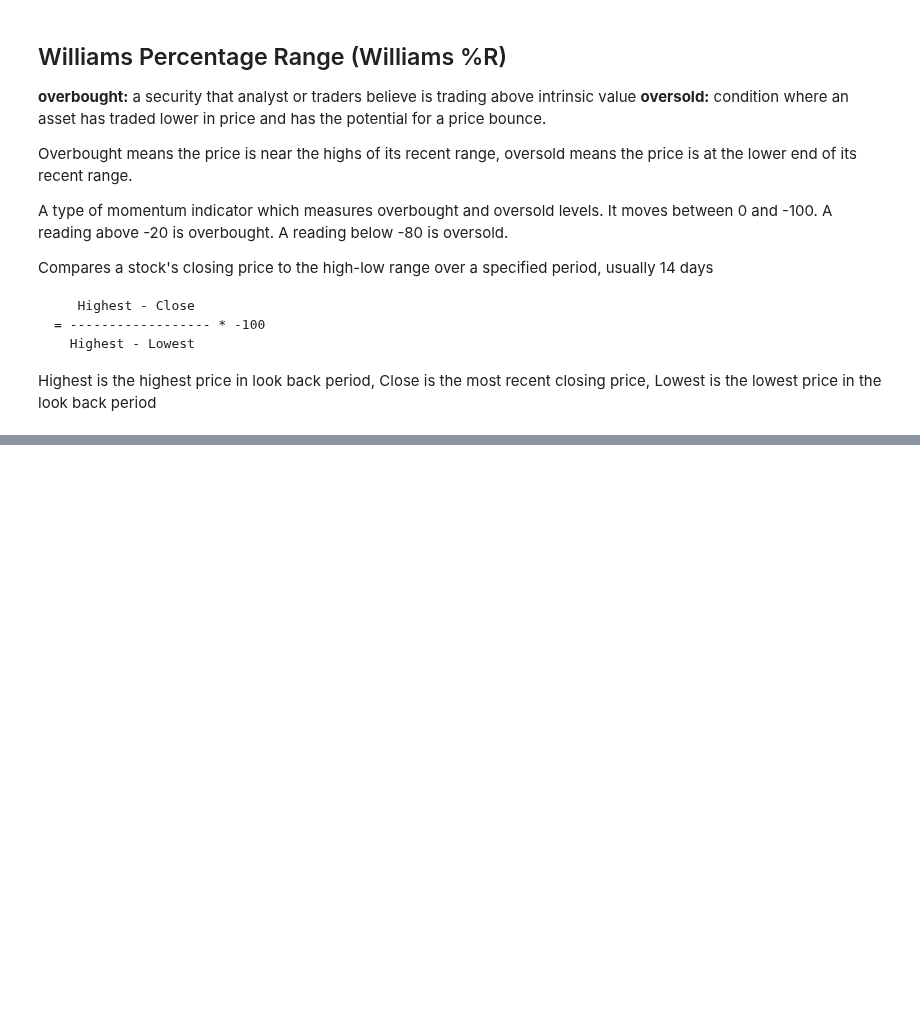
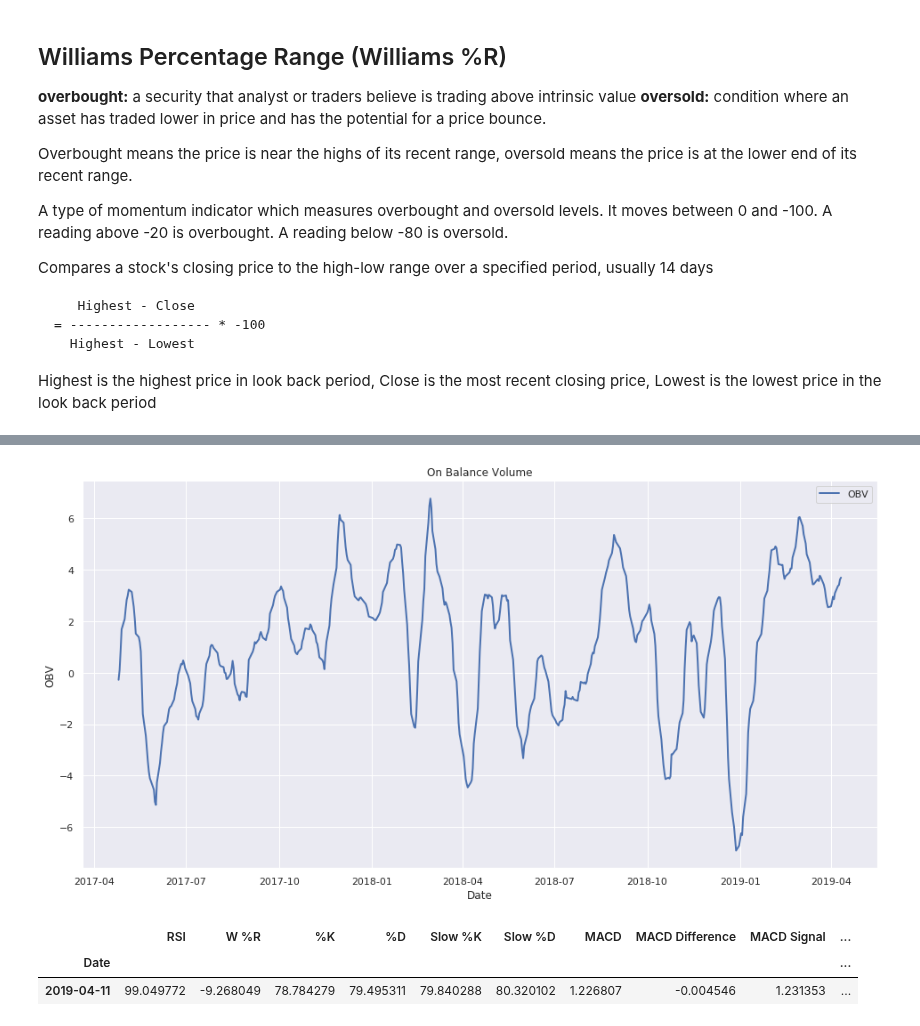
Before and after one commit to TrevorMcDougald/CS4315, a Jupyter notebook: Predictive Analysis.ipynb, the cells around one changed output, grey strips where cells are left out. Drawn from its saved outputs; the diff is of its cells as text; code cells hidden in the pictures; blank space fills up the shorter version.

```diff
--- a/Predictive Analysis.ipynb
+++ b/Predictive Analysis.ipynb
@@ -262,0 +313,4 @@ Lowest is the lowest price in the look back period
+# %%
+CSCO_Features['PROC 1-Day'] = CSCO_processed.ta.roc(close='Close', length=1)
+CSCO_Features['PROC 7-Day'] = CSCO_processed.ta.roc(close='Close', length=7)
+CSCO_Features['PROC 14-Day'] = CSCO_processed.ta.roc(close='Close', length=14)
@@ -262,0 +348,2 @@ Lowest is the lowest price in the look back period
+# %%
+CSCO_Features['OBV'] = CSCO_processed.ta.roc(close='Close', volume='Volume')
@@ -263,2 +360,21 @@ Lowest is the lowest price in the look back period
+# %%
+sns.set(rc={"lines.linewidth": 0.9})
+figsize_6 = (16, 8)
+figure_6, ax_6 = plt.subplots(figsize=figsize_6)
+palette_6 = sns.color_palette('Blues', n_colors=1, desat=.9)
+ax_6.set_title('On Balance Volume')
+
+OBV_line = sns.lineplot(x=CSCO_Features.index, y=CSCO_Features['OBV'], legend='full',
+                        palette=['b'],
+                        lw=2,
+                        label='OBV')
+# %% [output]
+[figure, added]
+# %%
+CSCO_Features.tail(1)
+# %% [output]
+|  | RSI | W %R | %K | %D | Slow %K | Slow %D | MACD | MACD Difference | MACD Signal | ... |
+| Date |  |  |  |  |  |  |  |  |  | ... |
+| 2019-04-11 | 99.049772 | -9.268049 | 78.784279 | 79.495311 | 79.840288 | 80.320102 | 1.226807 | -0.004546 | 1.231353 | ... |
 # %%
 #help(pd.DataFrame().ta)
```
Also changed, not shown: parts of 41 cells of this notebook, 1 other file.
